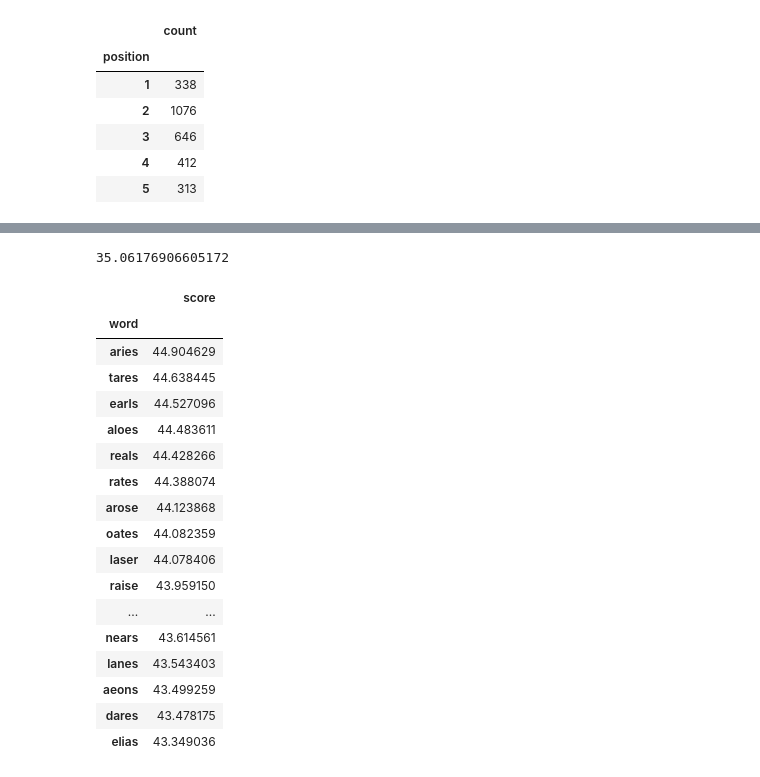
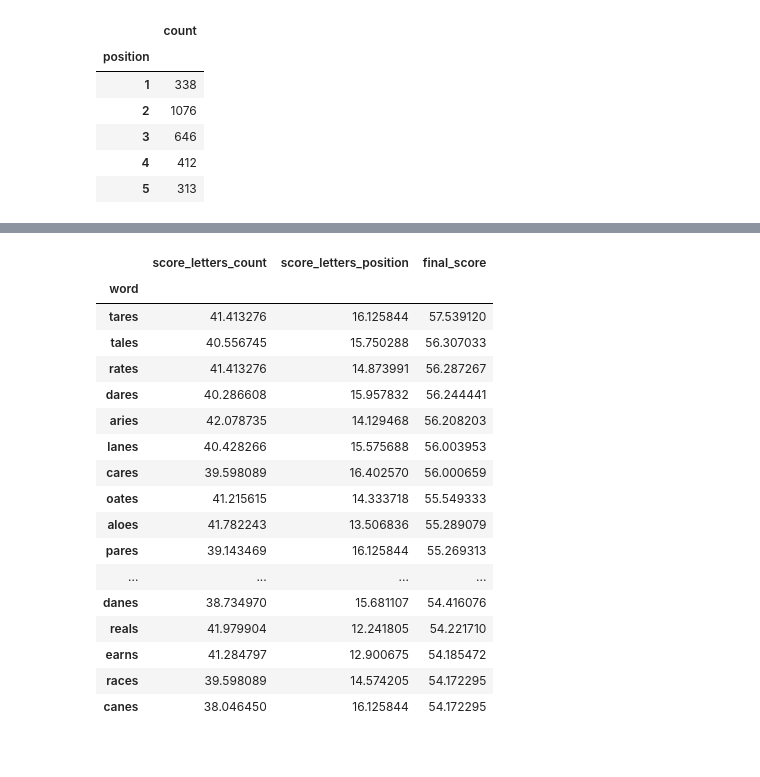
Before and after one commit to nicobako/pythonic-misadventures, a Jupyter notebook: blog/wordle.ipynb, the cells around one changed output, grey strips where cells are left out. Cells and saved outputs as stored; diff of their text form; code cells hidden in the pictures.

```diff
--- a/blog/wordle.ipynb
+++ b/blog/wordle.ipynb
@@ -157,0 +231,4 @@ letters_position.loc["a"]
+# %%
+letters_position["percent"] = (
+    100 * letters_position["count"] / letters_position["count"].sum()
+)
@@ -157,0 +283,7 @@ letters_position.loc["a"]
+# %%
+def score_based_on_letters_position(word: str) -> float:
+    score = 0.0
+    for i, letter in enumerate(word):
+        position = i + 1
+        score += letters_position.loc[letter, position]["percent"]
+    return score
@@ -157,0 +301,4 @@ letters_position.loc["a"]
+# %%
+five_letter_words["score_letters_position"] = [
+    score_based_on_letters_position(word) for word in five_letter_words["word"]
+]
@@ -171,16 +334,5 @@ Anyway, I'm bad at explaining things... here goes nothing!
 # %%
-def compute_score(word: str) -> int:
-    score = 0.0
-
-    # score-contribution based on letter popularity
-    unique_letters = list(set(word))
-    count_sum = int(letters_count["count"].sum())
-    for letter in unique_letters:
-        score += letters_count.loc[letter]["count"] / count_sum
-
-    # score-contribution based on letter positions
-    position_sum = letters_position["count"].sum()
-    for i, letter in enumerate(word):
-        position = i + 1
-        score += letters_position.loc[letter, position]["count"] / (position_sum * 5)
-    return score * 100
+five_letter_words["final_score"] = (
+    five_letter_words["score_letters_count"]
+    + five_letter_words["score_letters_position"]
+)
@@ -193,30 +339,26 @@ compute_score("apple")
-# %%
-compute_score("great")
-# %% [output]
-35.06176906605172
 # %%
-five_letter_words["score"] = [compute_score(word) for word in five_letter_words["word"]]
-
-five_letter_words.set_index("word").sort_values("score", ascending=False).head(20)
+five_letter_words.sort_values("final_score", ascending=False).set_index("word").head(
+    20
+).style.background_gradient("YlGn")
 # %% [output]
-|  | score |
-| word |  |
-| aries | 44.904629 |
-| tares | 44.638445 |
-| earls | 44.527096 |
-| aloes | 44.483611 |
-| reals | 44.428266 |
-| rates | 44.388074 |
-| arose | 44.123868 |
-| oates | 44.082359 |
-| laser | 44.078406 |
-| raise | 43.959150 |
-| ... | ... |
-| nears | 43.614561 |
-| lanes | 43.543403 |
-| aeons | 43.499259 |
-| dares | 43.478175 |
-| elias | 43.349036 |
+|  | score_letters_count | score_letters_position | final_score |
+| word |  |  |  |
+| tares | 41.413276 | 16.125844 | 57.539120 |
+| tales | 40.556745 | 15.750288 | 56.307033 |
+| rates | 41.413276 | 14.873991 | 56.287267 |
+| dares | 40.286608 | 15.957832 | 56.244441 |
+| aries | 42.078735 | 14.129468 | 56.208203 |
+| lanes | 40.428266 | 15.575688 | 56.003953 |
+| cares | 39.598089 | 16.402570 | 56.000659 |
+| oates | 41.215615 | 14.333718 | 55.549333 |
+| aloes | 41.782243 | 13.506836 | 55.289079 |
+| pares | 39.143469 | 16.125844 | 55.269313 |
+| ... | ... | ... | ... |
+| danes | 38.734970 | 15.681107 | 54.416076 |
+| reals | 41.979904 | 12.241805 | 54.221710 |
+| earns | 41.284797 | 12.900675 | 54.185472 |
+| races | 39.598089 | 14.574205 | 54.172295 |
+| canes | 38.046450 | 16.125844 | 54.172295 |
 # %% [markdown]
 ## Conclusion
 
```
Also changed, not shown: parts of 31 cells of this notebook.
